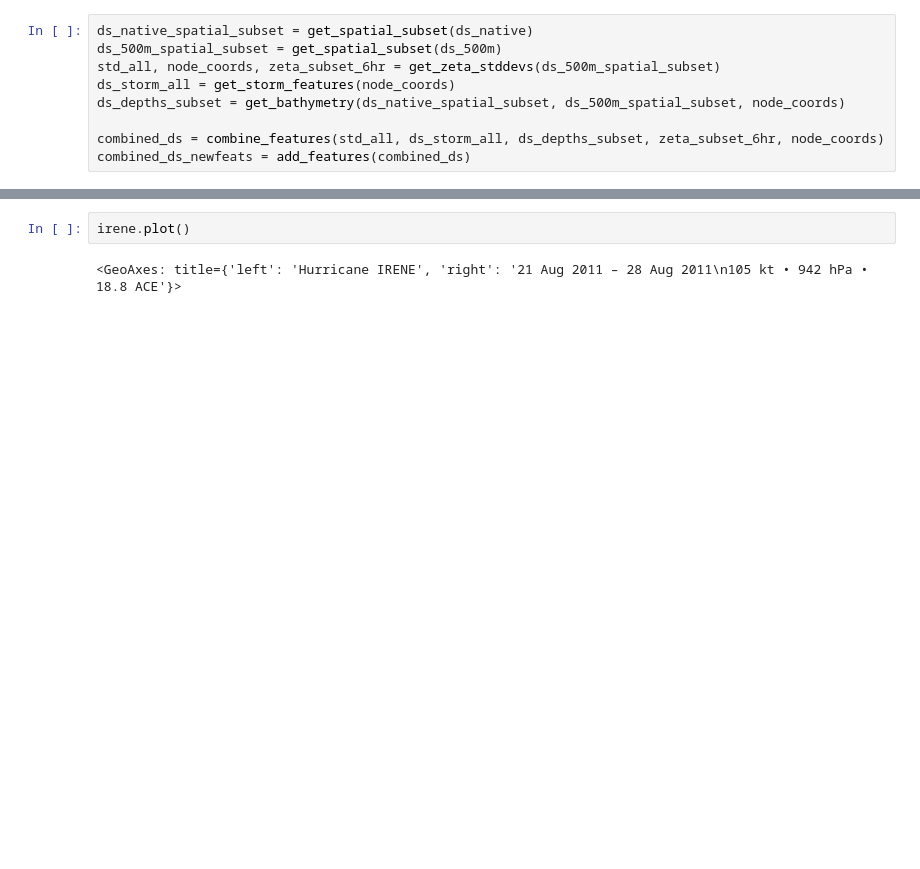
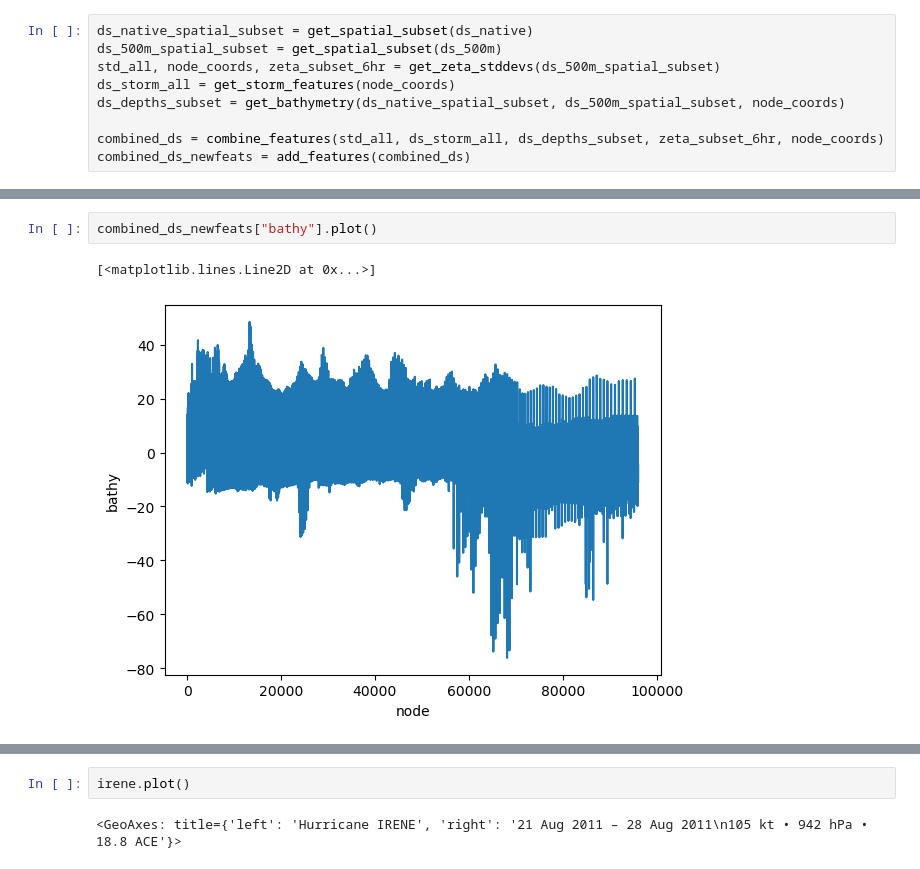
Before and after one commit to qhsimmons/CORA_AOSC650, a Jupyter notebook: Collect_Raw_Data.ipynb, the cells around one changed output, grey strips where cells are left out. Drawn from its saved outputs; the diff is of its cells as text; blank space fills up the shorter version.

```diff
--- a/Collect_Raw_Data.ipynb
+++ b/Collect_Raw_Data.ipynb
@@ -358 +324,6 @@ Data variables: (12/26)
+# %%
+combined_ds_newfeats["bathy"].plot()
+# %% [output]
+[<matplotlib.lines.Line2D at 0x...>]
+[figure, added]
 # %%
```
Also changed, not shown: parts of 9 cells of this notebook.
